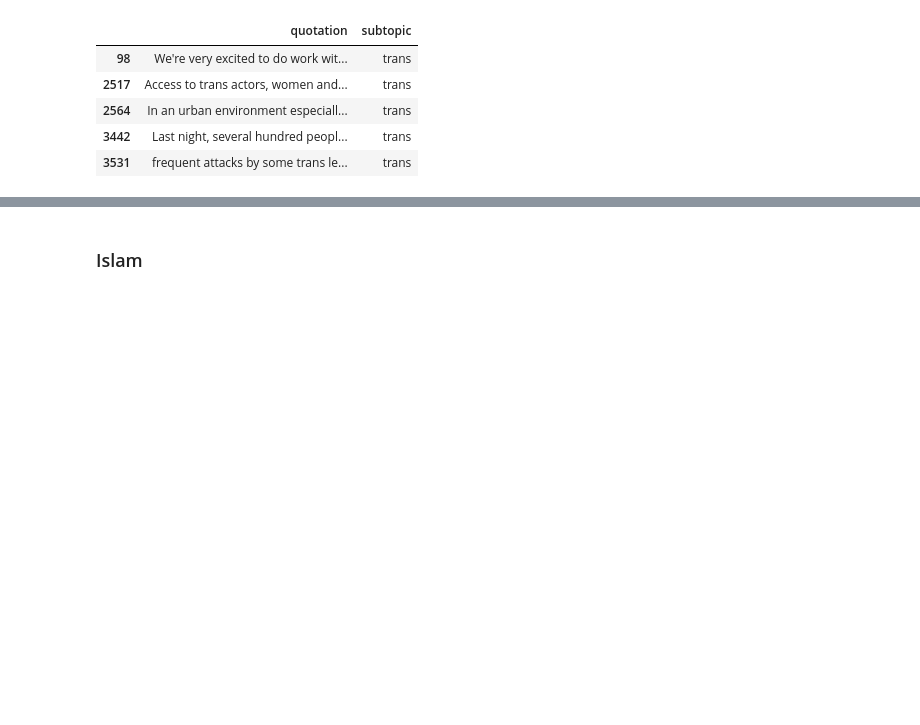
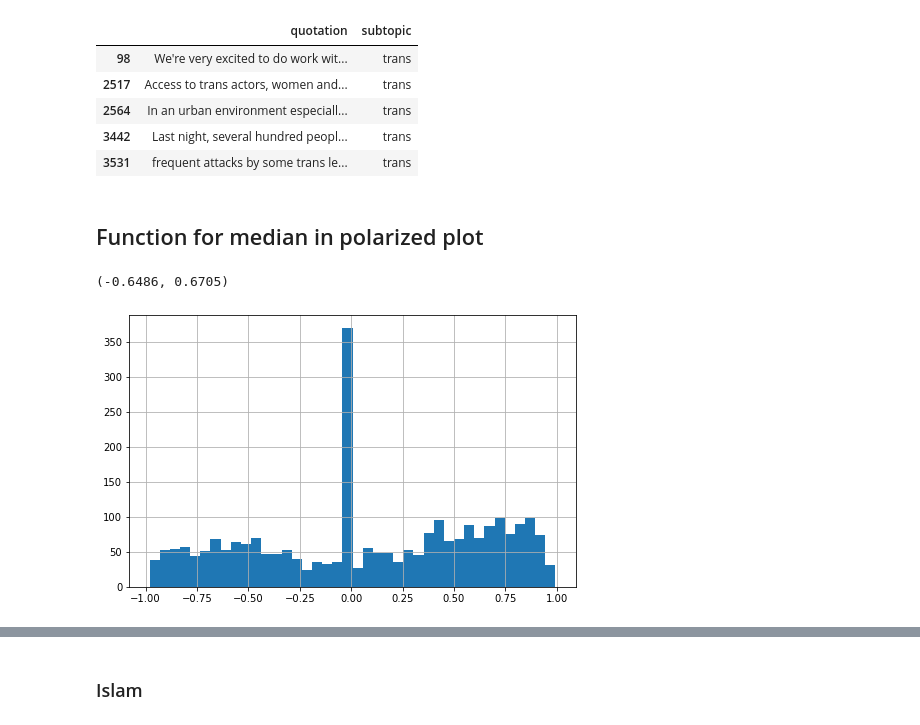
Before and after one commit to epfl-ada/ada-2021-project-concatsanddogs, a Jupyter notebook: Top_to_bottom.ipynb, the cells around one changed output, grey strips where cells are left out. Drawn from its saved outputs; the diff is of its cells as text; code cells hidden in the pictures; blank space fills up the shorter version.

```diff
--- a/Top_to_bottom.ipynb
+++ b/Top_to_bottom.ipynb
@@ -507,3 +539,25 @@ df[df['subtopic']=='trans'].head()[['quotation','subtopic']]
 | 2564 | In an urban environment especiall... | trans |
 | 3442 | Last night, several hundred peopl... | trans |
 | 3531 | frequent attacks by some trans le... | trans |
+# %% [markdown]
+## Function for median in polarized plot
+# %%
+def polarized_median(df):
+    #subsets dataframe sentiments
+    df_neg = df[df['sentiment']<-0.35]
+    df_pos = df[df['sentiment']>0.35]
+    df_neu = df[(df['sentiment']>-0.35) & (df['sentiment']<0.35)]
+    neg_median = df_neg['sentiment'].describe()['50%']
+    pos_median = df_pos['sentiment'].describe()['50%']
+    return (neg_median,pos_median)
+
+
+polarized_median(df_islam)
+# %% [output]
+(-0.6486, 0.6705)
+# %%
+df_islam['sentiment'].hist(bins=40, figsize = [8,5])
+
+plt.show()
+# %% [output]
+[figure, added]
```
Also changed, not shown: parts of 47 cells of this notebook.
